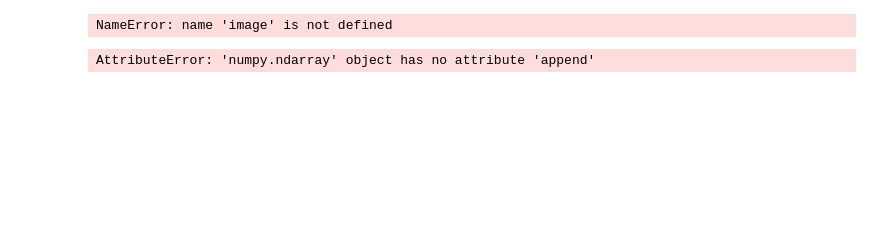
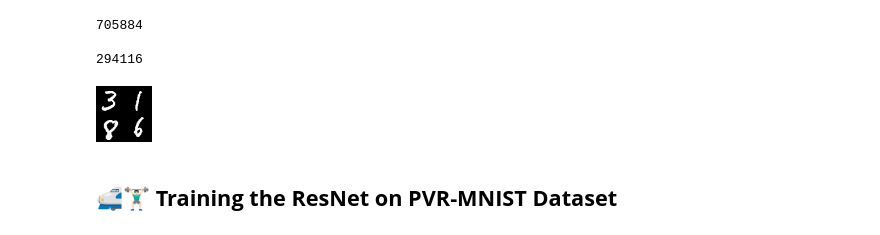
Before and after one commit to MaheepChaudhary/pyvene-maheep, a Jupyter notebook: maheep/pvr-mnist.ipynb, the cells around one changed output. Cells and saved outputs as stored; diff of their text form; code cells hidden in the pictures; blank space fills up the shorter version.

```diff
--- a/maheep/pvr-mnist.ipynb
+++ b/maheep/pvr-mnist.ipynb
@@ -226,3 +17,11 @@ Extracting ./data/MNIST/raw/t10k-labels-idx1-ubyte.gz to ./data/MNIST/raw
 
 * PVR-MNIST is created such that a test split designed in a way by removing examples from train examples, which meets the following conditions:
     * Top right image $(i_{TR}) \in \{1,2,3\}$, $(i_{BL}) \in \{4,5,6\}$ or $(i_{BR}) \in \{0,7,8,9\}$
+# %%
+from definitions import *
+
+folder_path = 'pvr_mnist_dataset/images/'
+# %%
+images = [[np.array(Image.open(os.path.join(folder_path,i)).convert('RGB')), re.findall(r'\d+',i)] for i in tqdm(os.listdir(folder_path))]
+
+p(len(images))
@@ -229,15 +36,27 @@ Extracting ./data/MNIST/raw/t10k-labels-idx1-ubyte.gz to ./data/MNIST/raw
 # %%
-train_image = []
+train_image, test_image, train_label, test_label = [], [], [], []
 
-for image_label, image in zip(combined_labels, images):
-    if image_label[1] in [1,2,3] or image_label[2] in [4,5,6] or image_label[3] in [0,7,8,9]:
-        train_image.append(image)
+
+def filter(images, labels):
+    for image in tqdm(images):
+        label = labels[int(*image[1])]
+        if label[2] in {1,2,3} or label[1] in {4,5,6} or label[-1] in {0,7,8,9}:
+            train_image.append(image[0])
+            train_label.append(label)
+        else:
+            test_image.append(image[0])
+            test_label.append(label)
+
+    return train_image, test_image, train_label, test_label
-# %%
-image
-# %% [output]
-NameError: name 'image' is not defined
-# %%
-train_image = np.array([])
-train_image.append(image[0])
-# %% [output]
-AttributeError: 'numpy.ndarray' object has no attribute 'append'
+# %%
+train_image, test_image, train_label, test_label = filter(images, labels)
+# %%
+p(len(train_image));p(len(test_image))
+transforms.ToPILImage()(train_image[1])
+# %% [output]
+705884
+
+294116
+[figure, added]
+# %% [markdown]
+## 🚅🏋🏻‍♂️ **Training the ResNet on PVR-MNIST Dataset**
```
Also changed, not shown: parts of 24 cells of this notebook, 2 other files.
